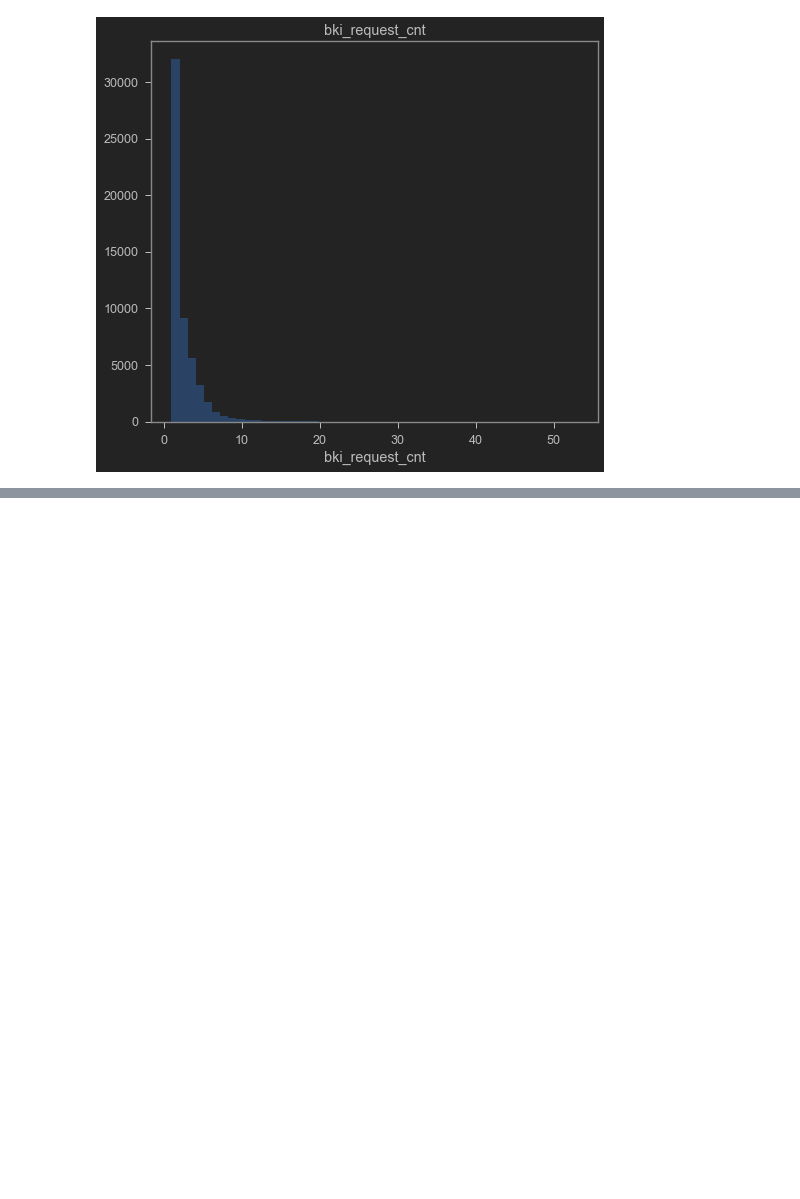
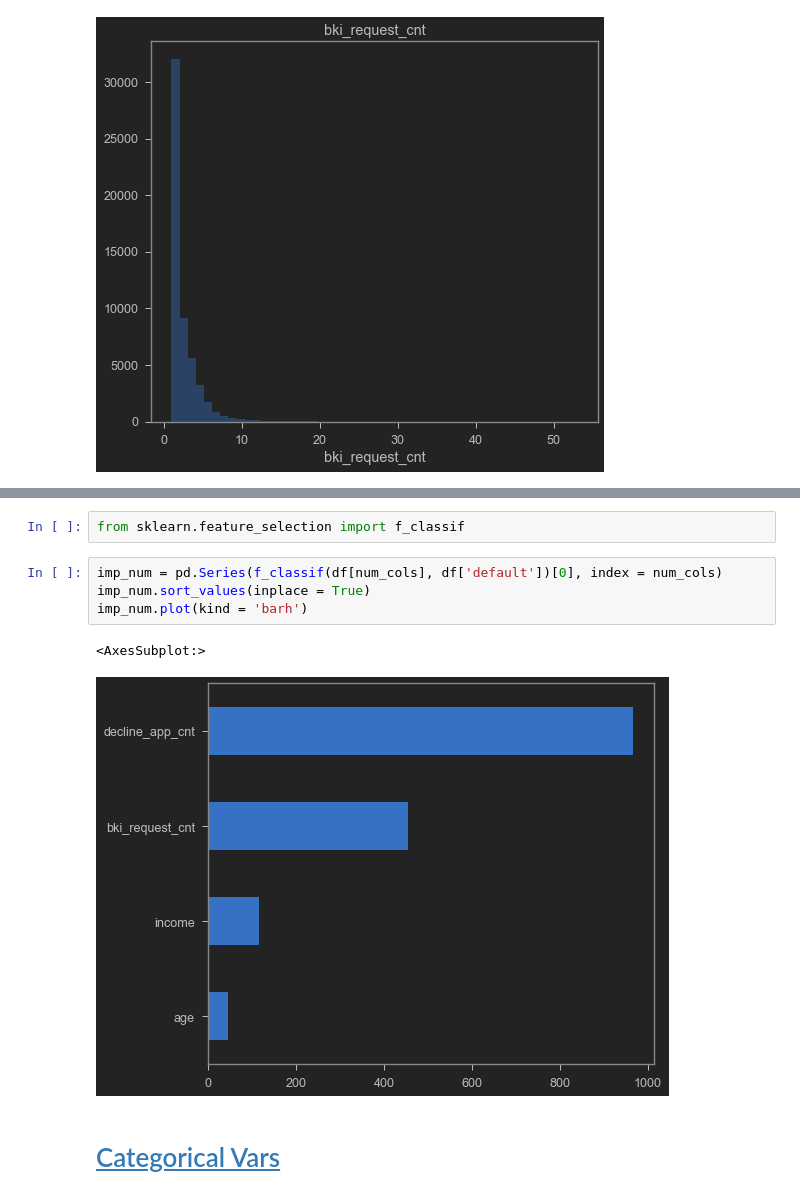
Before and after one commit to Paull-dark/PET_Projects_-SF-, a Jupyter notebook: module_5_Bank_Scoring/Collector's job.ipynb, the cells around one changed output, grey strips where cells are left out. Cells and saved outputs as stored; diff of their text form; blank space fills up the shorter version.

```diff
--- a/module_5_Bank_Scoring/Collector's job.ipynb
+++ b/module_5_Bank_Scoring/Collector's job.ipynb
@@ -196,0 +188,12 @@ for i in num_cols:
+# %%
+from sklearn.feature_selection import f_classif
+# %%
+imp_num = pd.Series(f_classif(df[num_cols], df['default'])[0], index = num_cols)
+imp_num.sort_values(inplace = True)
+imp_num.plot(kind = 'barh')
+# %% [output]
+<AxesSubplot:>
+[figure, added]
+# %% [markdown]
+<a id="sec6"></a>
+# [Categorical Vars](#sec6)
```
Also changed, not shown: parts of 48 cells of this notebook.
